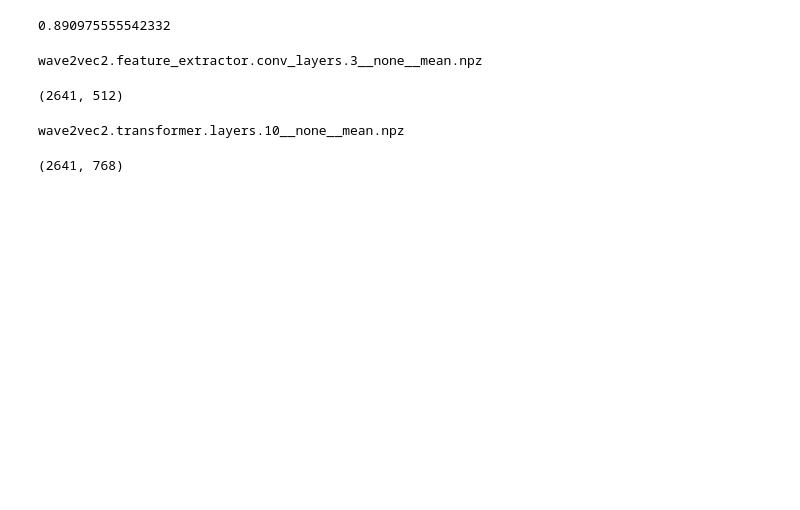
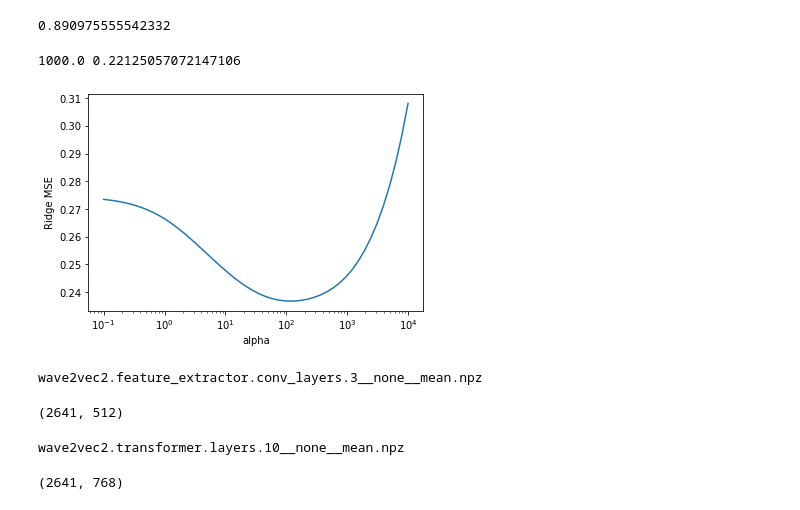
Before and after one commit to sedol1339/voice_score, a Jupyter notebook: search.ipynb, the cells around one changed output. Cells and saved outputs as stored; diff of their text form; code cells hidden in the pictures; blank space fills up the shorter version.

```diff
--- a/search.ipynb
+++ b/search.ipynb
@@ -102,7 +111,15 @@ print(sum_mse / 5)
 # %% [output]
 0.890975555542332
 # %%
+from sklearn.svm import SVR
+import sklearn.linear_model
+
 results = pd.DataFrame(columns=all_procs_and_reductions, index=data_sources)
+
+def warn(*args, **kwargs):
+    pass
+import warnings
+warnings.warn = warn
 
 MIN = 1000
 
@@ -110,21 +127,56 @@ for source in data_sources:
   for proc, reductions in data_processing_and_reduction.items():
     for reduction in reductions:
       X = load_dataset(source, proc, reduction)
+      if X is None:
+        continue
       X = StandardScaler().fit_transform(X)
-      val_mse_sum = 0
-      for i in range(5):
-        (X_train, y_train), (X_val, y_val) = get_split(X, y, i)
-        model = sklearn.linear_model.Ridge()
-        model.fit(X_train, y_train)
-        train_mse = mse(y_train, model.predict(X_train))
-        val_mse = mse(y_val, model.predict(X_val))
-        val_mse_sum += val_mse
-      val_mse_mean = val_mse_sum / 5
-      print(source, f'{proc}__{reduction}', val_mse_mean)
-      results.loc[source, f'{proc}__{reduction}'] = val_mse_mean
-      if MIN > val_mse_mean:
+      best_mse = 1000
+      for alpha in np.logspace(-2, 3, num=10):
+        val_mse_sum = 0
+        for i in range(5):
+          (X_train, y_train), (X_val, y_val) = get_split(X, y, i)
+          model = sklearn.linear_model.Ridge(alpha=200)
+          model.fit(X_train, y_train)
+          train_mse = mse(y_train, model.predict(X_train))
+          val_mse = mse(y_val, model.predict(X_val))
+          val_mse_sum += val_mse
+        val_mse_mean = val_mse_sum / 5
+        if val_mse_mean < best_mse:
+          best_mse = val_mse_mean
+      print(source, f'{proc}__{reduction}', best_mse)
+      results.loc[source, f'{proc}__{reduction}'] = best_mse
+      if MIN > best_mse:
         print('MIN')
-        MIN = val_mse_mean
+        MIN = best_mse
+# %%
+# alphas = np.logspace(-5, 2, num=50)
+# results = []
+
+# for alpha in alphas:
+
+X = load_dataset('wave2vec2.transformer.layers.1', 'none', 'mean')
+X = StandardScaler().fit_transform(X)
+val_mse_sum = 0
+for i in tqdm(range(5), leave=False):
+  (X_train, y_train), (X_val, y_val) = get_split(X, y, i)
+  model = sklearn.svm.SVR()
+  model.fit(X_train, y_train)
+  train_mse = mse(y_train, model.predict(X_train))
+  val_mse = mse(y_val, model.predict(X_val))
+  val_mse_sum += val_mse
+val_mse_mean = val_mse_sum / 5
+print(alpha, val_mse_mean)
+
+  # results.append(val_mse_mean)
+# %% [output]
+1000.0 0.22125057072147106
+# %%
+plt.plot(alphas, results)
+plt.gca().set_xscale('log')
+plt.gca().set_xlabel('alpha')
+plt.gca().set_ylabel('Ridge MSE');
+# %% [output]
+[figure, added]
 # %%
 f = get_filename('wave2vec2.feature_extractor.conv_layers.3', 'none', 'mean')
 print(f)
```
Also changed, not shown: parts of 3 cells of this notebook.
